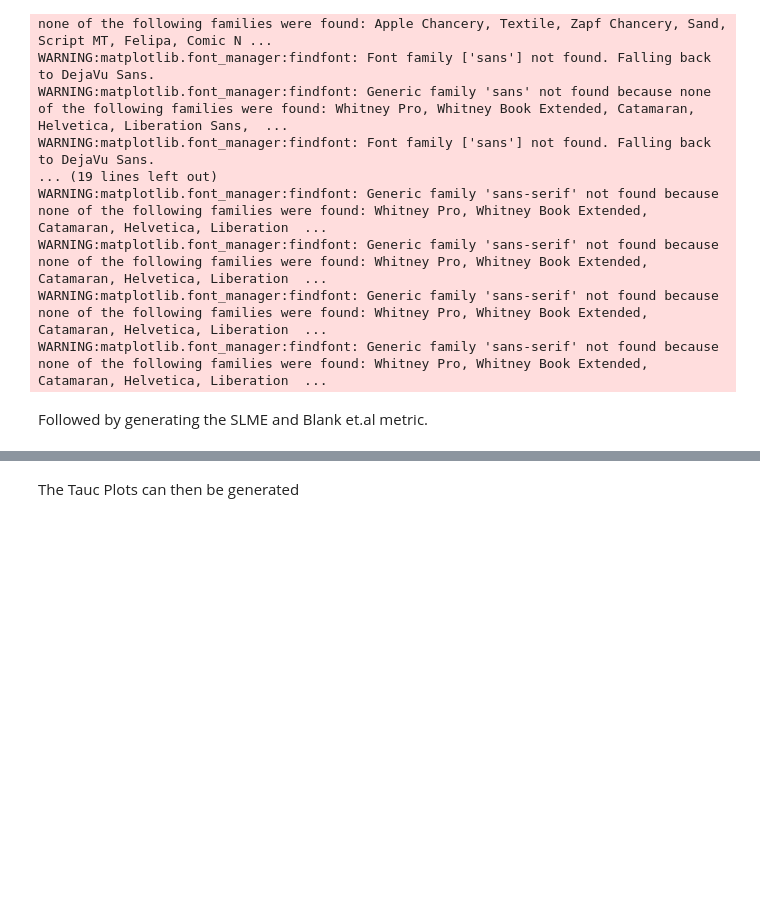
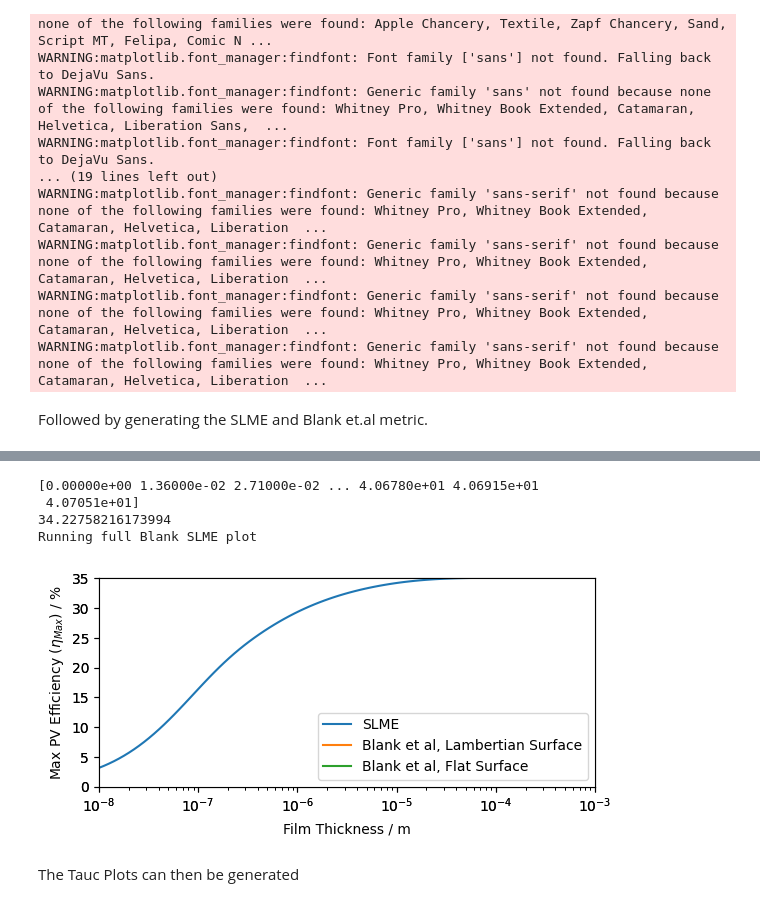
Before and after one commit to SMTG-Bham/solphin, a Jupyter notebook: tutorial/tutorial.ipynb, the cells around one changed output, grey strips where cells are left out. Saved outputs shown, nothing was run; the diff lists cells and outputs as text; code cells hidden in the pictures; blank space fills up the shorter version.

Commit message:
temporary add of slme code to tutorial notebook for conversion into code later

```diff
--- a/tutorial/tutorial.ipynb
+++ b/tutorial/tutorial.ipynb
@@ -134,3 +132,72 @@ TypeError: expected str, bytes or os.PathLike object, not ndarray
+# %%
+import pymatgen.analysis.solar.slme as slme
+import numpy as np
+import matplotlib.pyplot as plt
+
+dir = 1.5# Direct Bandgap of your material from the band_std
+indir= 1.6 # Indirect Bandgap of your material from the band_std (if none given use the direct bandgap twice)
+
+#Get energy and absorption form absorption.dat. Get from sumo-optplot
+data = np.loadtxt('dos/absorption.dat', delimiter=' ')
+energy = data[:,0]
+alpha_cm = data[:,1]
+
+print(energy)
+
+#Test to see if this works for a specific thickness
+data = slme.slme(energy, alpha_cm, dir, indir, thickness=1e-05, absorbance_in_inverse_centimeters=True)
+
+print(data)
+
+# Now run for multiple thicknesses
+
+thickness = np.logspace(-8, -3, 100, endpoint=True)
+effSlm = []
+
+for i in thickness:
+    eff = data = slme.slme(energy, alpha_cm, dir, indir, thickness=i, absorbance_in_inverse_centimeters=True)
+    effSlm.append(eff)
+
+# Plot the SLME results
+
+ax = plt.axes()
+plt.plot(thickness, effSlm)
+plt.xscale('log')
+plt.margins(x=0)
+plt.ylim([0, 35])
+plt.xlabel('Film Thickness / m', labelpad=5)
+plt.ylabel('Max PV Efficiency $(\eta_{Max})$ / %')
+ax.set_aspect(0.06)
+plt.savefig('slme.pdf', format='pdf')
+
+# You should have ran the Blank_Metric module from github - Chris Savory and have flat_eta_out and lamb_eta_out files
+
+print('Running full Blank SLME plot')
+
+lamb = np.loadtxt('lamb_eta_out', skiprows=0)
+thickness_lamb = lamb[:,0]
+eff_lamb = [x*100 for x in lamb[:,1]]
+
+flat = np.loadtxt('flat_eta_out', skiprows=0)
+thickness_flat = flat[:,0]
+eff_flat = [x*100 for x in flat [:,1]]
+
+ax = plt.axes()
+plt.plot(thickness, effSlm, label = 'SLME')
+plt.plot(thickness_lamb, eff_lamb, label = 'Blank et al, Lambertian Surface')
+plt.plot(thickness_flat, eff_flat, label = 'Blank et al, Flat Surface')
+plt.xscale('log')
+plt.margins(x=0)
+plt.ylim([0, 35])
+ax.set_aspect(0.06)
+plt.legend()
+plt.savefig('pveff.pdf', format='pdf')
+# %% [output]
+[0.00000e+00 1.36000e-02 2.71000e-02 ... 4.06780e+01 4.06915e+01
+ 4.07051e+01]
+34.22758216173994
+Running full Blank SLME plot
+[figure, added]
 # %% [markdown]
 The Tauc Plots can then be generated
 # %% [markdown]
```
Also changed, not shown: parts of 1 cell of this notebook, 4 other files.
